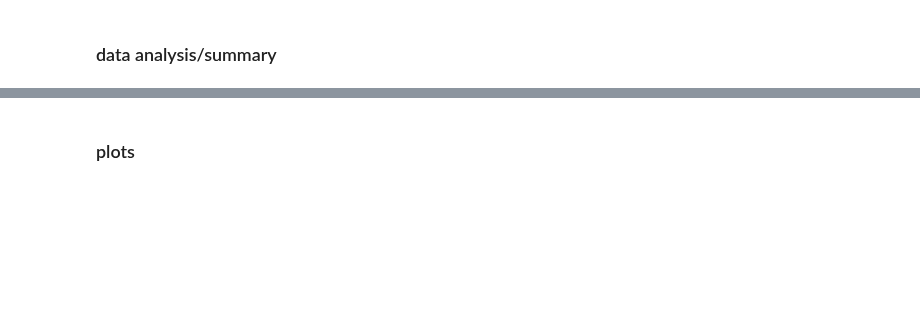
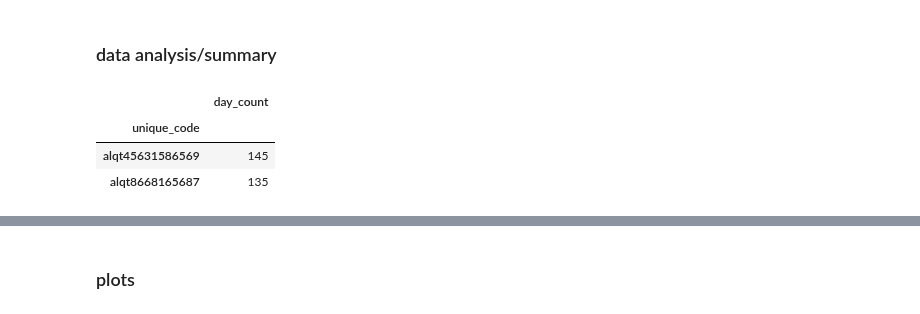
Before and after one commit to tktran11/treets, a Jupyter notebook: 00_core.ipynb, the cells around one changed output, grey strips where cells are left out. Cells and saved outputs as stored; diff of their text form; code cells hidden in the pictures; blank space fills up the shorter version.

```diff
--- a/00_core.ipynb
+++ b/00_core.ipynb
@@ -1012,7 +1087,12 @@ def users_sorted_by_logging(data_scource, food_type = ["f", "b", "m", "w"]):
 
     return food_top_users_day_counts
 # %%
-users_sorted_by_activity('data/output/public.pickle', ['f','b']).head(2)
+users_sorted_by_logging('data/output/public.pickle', ['f','b']).head(2)
+# %% [output]
+|  | day_count |
+| unique_code |  |
+| alqt45631586569 | 145 |
+| alqt8668165687 | 135 |
 # %%
 #export
 def eating_intervals_percentile(data_scource, time_col, identifier):
```
Also changed, not shown: parts of 34 cells of this notebook, 1 other file.
